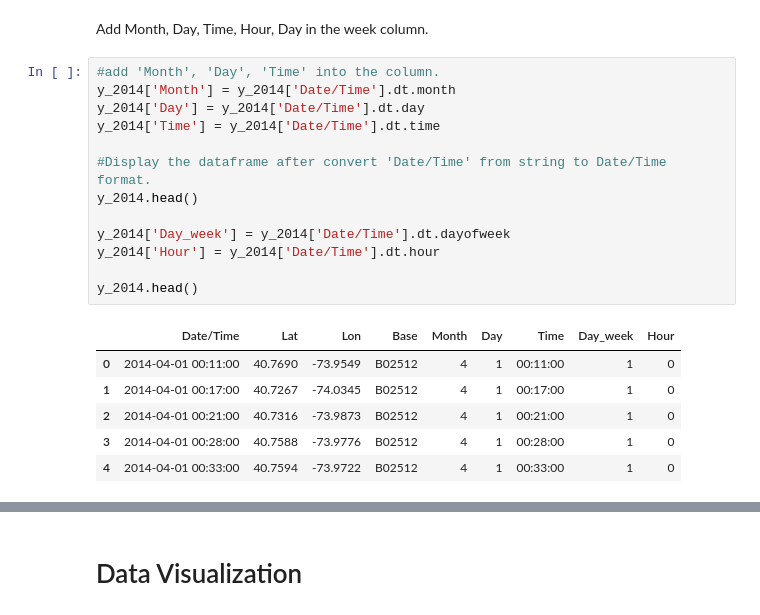
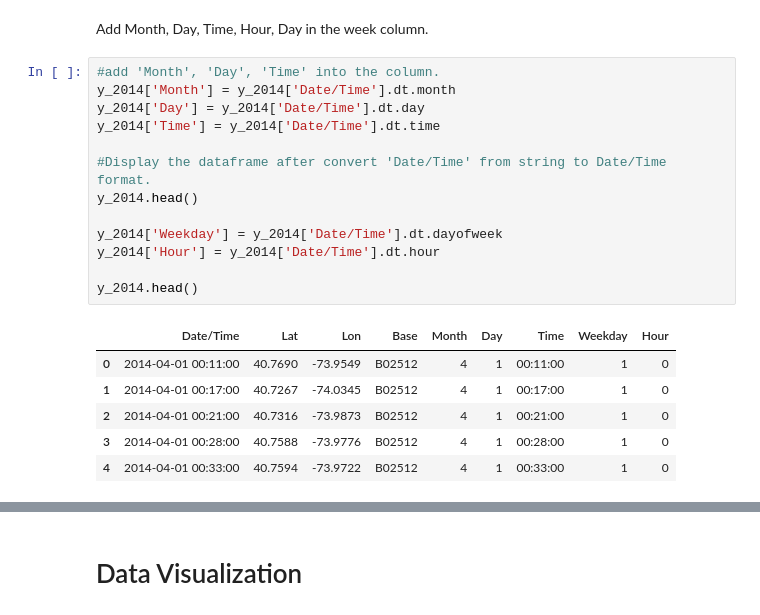
Before and after one commit to bring-nirachornkul/Ubers-Trip-Data-in-NYC, a Jupyter notebook: Uber_EDA.ipynb, the cells around one changed output, grey strips where cells are left out. Cells and saved outputs as stored; diff of their text form.

```diff
--- a/Uber_EDA.ipynb
+++ b/Uber_EDA.ipynb
@@ -134,18 +134,18 @@ Add Month, Day, Time, Hour, Day in the week column.
 # %%
 #add 'Month', 'Day', 'Time' into the column.
 y_2014['Month'] = y_2014['Date/Time'].dt.month
 y_2014['Day'] = y_2014['Date/Time'].dt.day
 y_2014['Time'] = y_2014['Date/Time'].dt.time
 
 #Display the dataframe after convert 'Date/Time' from string to Date/Time format.
 y_2014.head()
 
-y_2014['Day_week'] = y_2014['Date/Time'].dt.dayofweek
+y_2014['Weekday'] = y_2014['Date/Time'].dt.dayofweek
 y_2014['Hour'] = y_2014['Date/Time'].dt.hour
 
 y_2014.head()
 # %% [output]
-|  | Date/Time | Lat | Lon | Base | Month | Day | Time | Day_week | Hour |
+|  | Date/Time | Lat | Lon | Base | Month | Day | Time | Weekday | Hour |
 | 0 | 2014-04-01 00:11:00 | 40.7690 | -73.9549 | B02512 | 4 | 1 | 00:11:00 | 1 | 0 |
 | 1 | 2014-04-01 00:17:00 | 40.7267 | -74.0345 | B02512 | 4 | 1 | 00:17:00 | 1 | 0 |
 | 2 | 2014-04-01 00:21:00 | 40.7316 | -73.9873 | B02512 | 4 | 1 | 00:21:00 | 1 | 0 |
```
Also changed, not shown: parts of 17 cells of this notebook.
